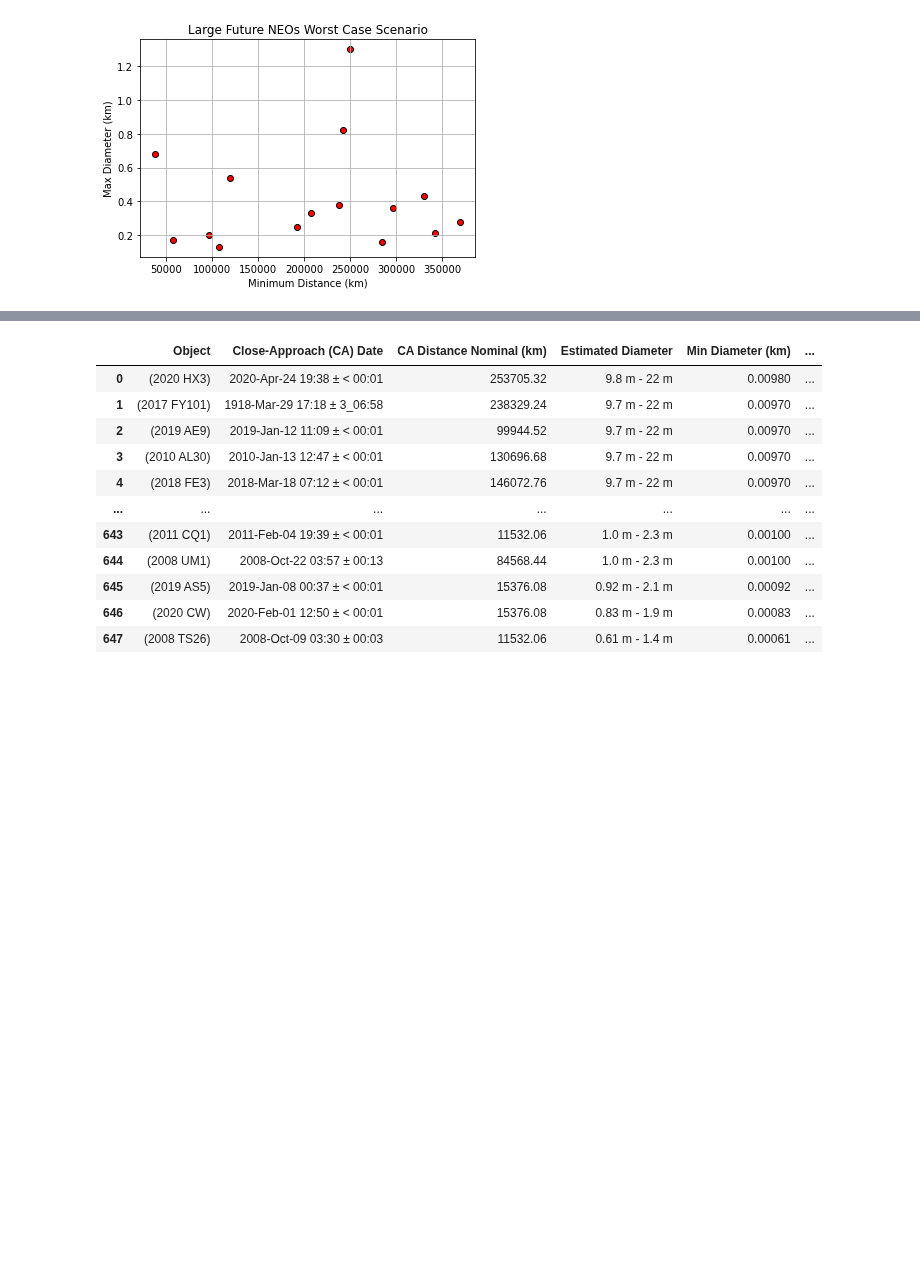
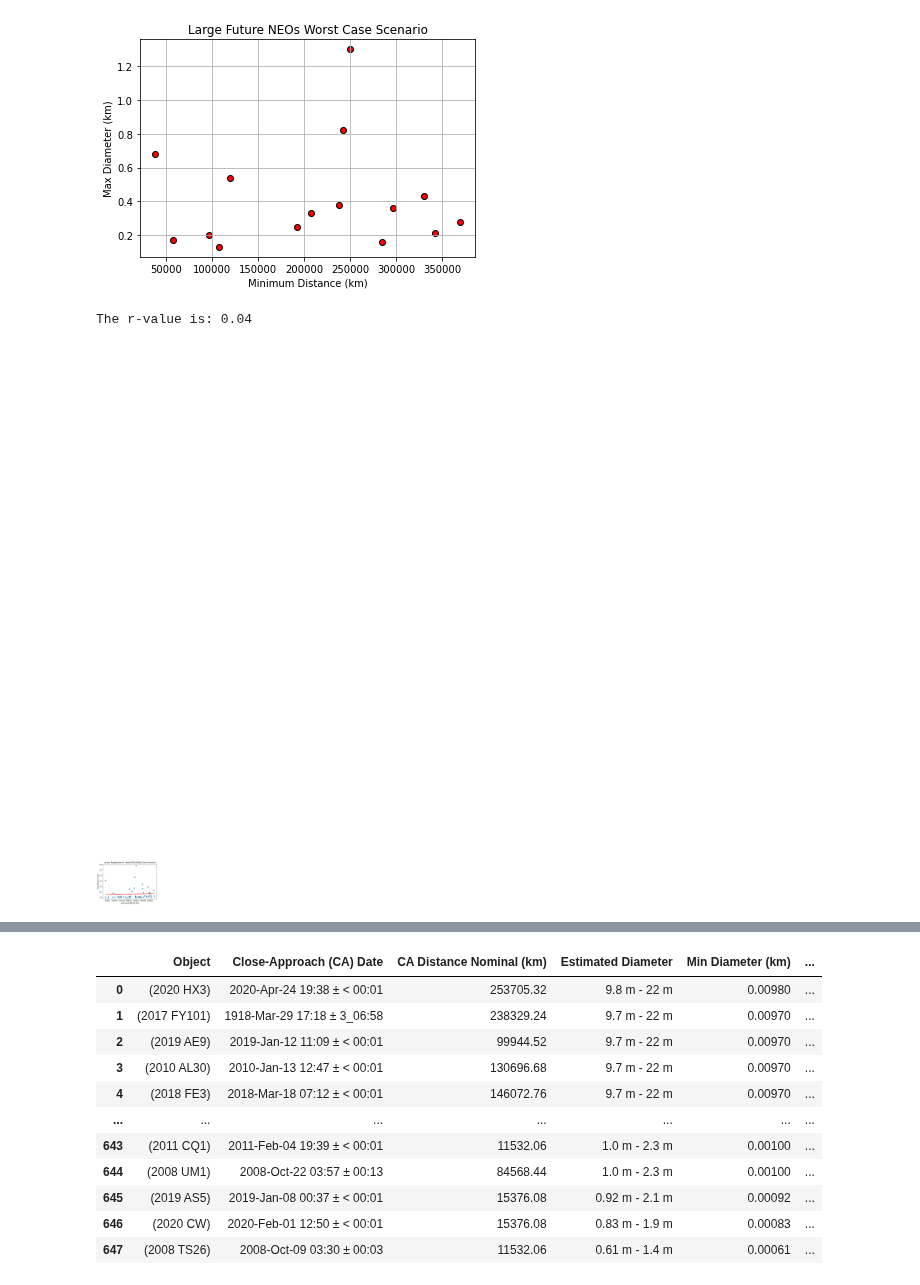
Before and after one commit to doublealogic/armageddon-neo-objects-space-junk, a Jupyter notebook: Data_Analysis/neo_main.ipynb, the cells around one changed output, grey strips where cells are left out. Drawn from its saved outputs; the diff is of its cells as text; code cells hidden in the pictures; blank space fills up the shorter version.

Commit message:
Added linear regression graphs to neo_main

```diff
--- a/Data_Analysis/neo_main.ipynb
+++ b/Data_Analysis/neo_main.ipynb
@@ -128,3 +128,25 @@ plt.savefig("../Final_Output/Large_Future_NEO_Worst_Case.png")
 plt.show()
 # %% [output]
 [figure]
+# %%
+# Calculates Linear Regression and Sets up Linear Regression Line
+(slope, intercept, rvalue, pvalue, stderr) = st.linregress(nom_distance, min_diameter)
+regress_values = nom_distance * slope + intercept
+line_eq = "y = " + str(round(slope,2)) + "x + " + str(round(intercept,2))
+
+# Plot Parameters and Adds Linear Regression Line
+plt.scatter(nom_distance, min_diameter)
+plt.plot(nom_distance, regress_values, "r-")
+plt.annotate(line_eq,(6,10),fontsize=15,color="red")
+plt.xlabel("Nominal Distance (km)")
+plt.ylabel("Min Diameter (km)")
+plt.title("Linear Regression of Future NEOs Best Case Scenario")
+
+# Saves Plot as a PNG
+plt.savefig("../Final_Output/Regression_Future_NEO_Best_Case.png")
+
+# Calculates and Prints Pearson Coefficient of Plot
+print(f"The r-value is: {round(st.pearsonr(nom_distance, min_diameter)[0],2)}")
+# %% [output]
+The r-value is: 0.04
+[figure, added]
```
Also changed, not shown: parts of 5 cells of this notebook, 4 other files.
